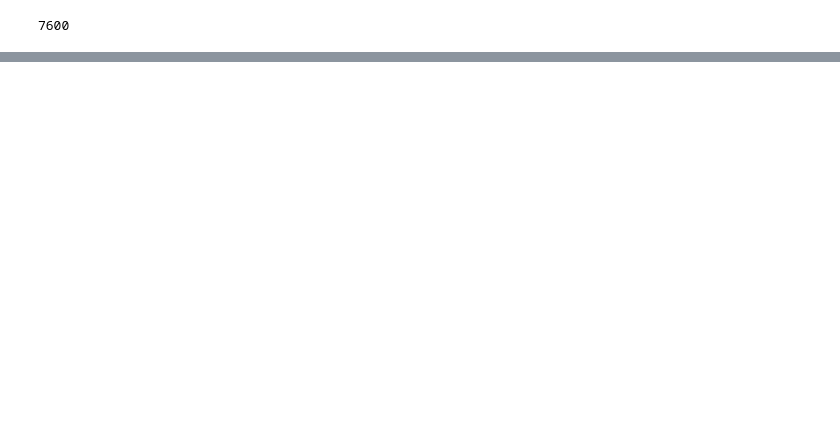
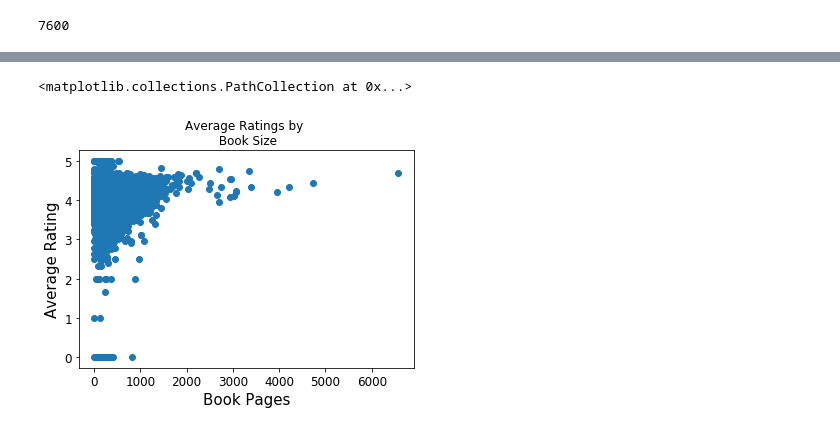
Before and after one commit to manmita7/BookBeasts, a Jupyter notebook: BookBeasts.ipynb, the cells around one changed output, grey strips where cells are left out. Cells and saved outputs as stored; diff of their text form; code cells hidden in the pictures; blank space fills up the shorter version.

```diff
--- a/BookBeasts.ipynb
+++ b/BookBeasts.ipynb
@@ -167,0 +143,11 @@ AttributeError: Cannot access callable attribute 'sort_values' of 'DataFrameGrou
+# %%
+y = good_reads_data['Average Rating'];
+x = good_reads_data['Book Pages']
+
+plt.xlabel('Book Pages', fontsize = 15); plt.ylabel('Average Rating', fontsize = 15)
+plt.xticks(size = 12); plt.yticks(size = 12)
+plt.title("Average Ratings by \n Book Size")
+plt.scatter(x,y)
+# %% [output]
+<matplotlib.collections.PathCollection at 0x...>
+[figure, added]
```
Also changed, not shown: parts of 11 cells of this notebook.
